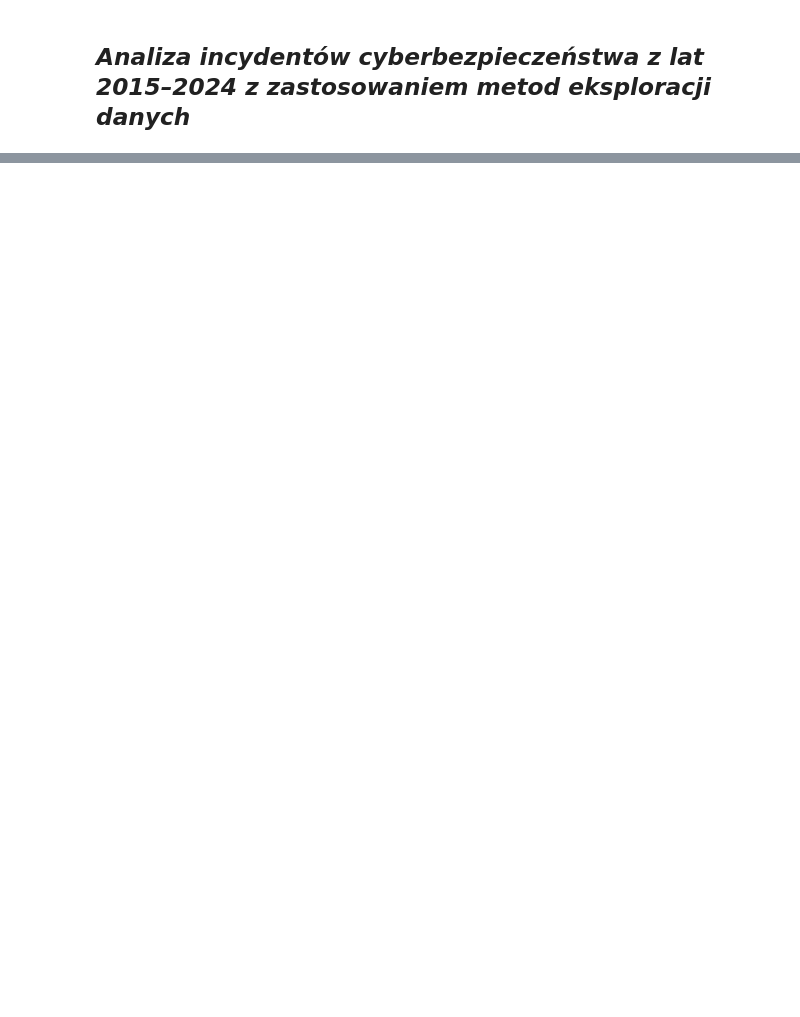
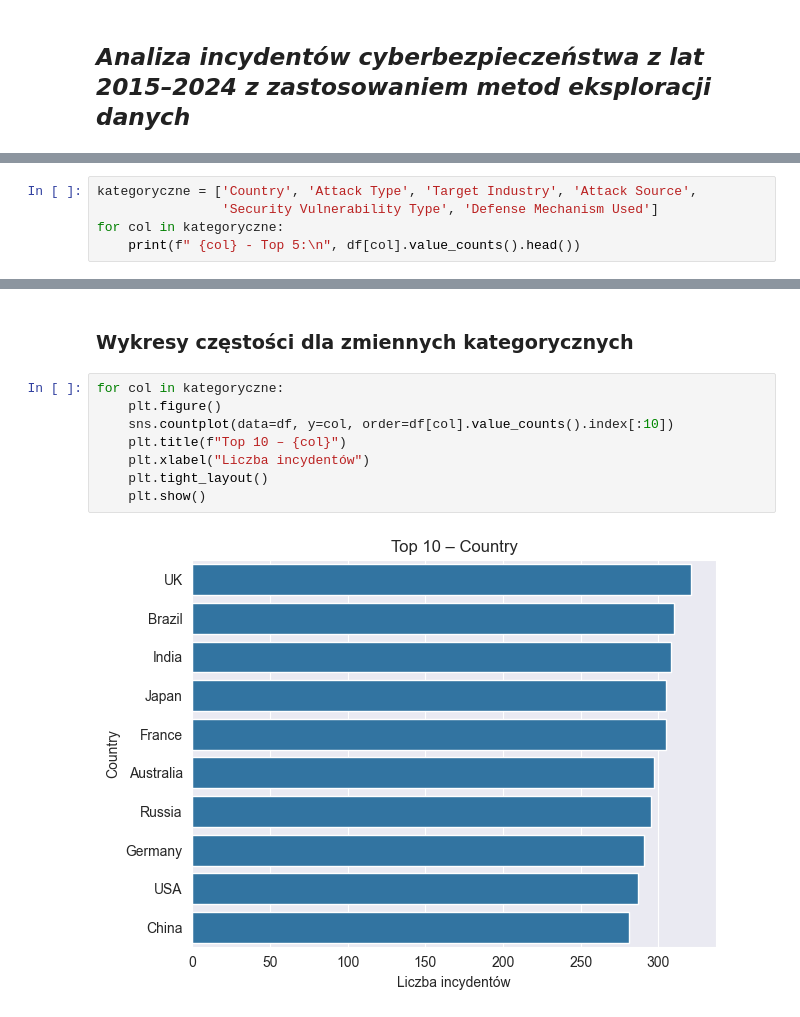
Before and after one commit to olabarycka/CYBERSECURITY-ANALYSIS, a Jupyter notebook: projekt.ipynb, the cells around one changed output, grey strips where cells are left out. Drawn from its saved outputs; the diff is of its cells as text; blank space fills up the shorter version.

```diff
--- a/projekt.ipynb
+++ b/projekt.ipynb
@@ -144,0 +121,5 @@ plt.show()
+# %%
+kategoryczne = ['Country', 'Attack Type', 'Target Industry', 'Attack Source',
+                'Security Vulnerability Type', 'Defense Mechanism Used']
+for col in kategoryczne:
+    print(f" {col} - Top 5:\n", df[col].value_counts().head())
@@ -144,0 +144,12 @@ plt.show()
+# %% [markdown]
+### Wykresy częstości dla zmiennych kategorycznych
+# %%
+for col in kategoryczne:
+    plt.figure()
+    sns.countplot(data=df, y=col, order=df[col].value_counts().index[:10])
+    plt.title(f"Top 10 – {col}")
+    plt.xlabel("Liczba incydentów")
+    plt.tight_layout()
+    plt.show()
+# %% [output]
+[figure, added]
```
Also changed, not shown: parts of 36 cells of this notebook.
